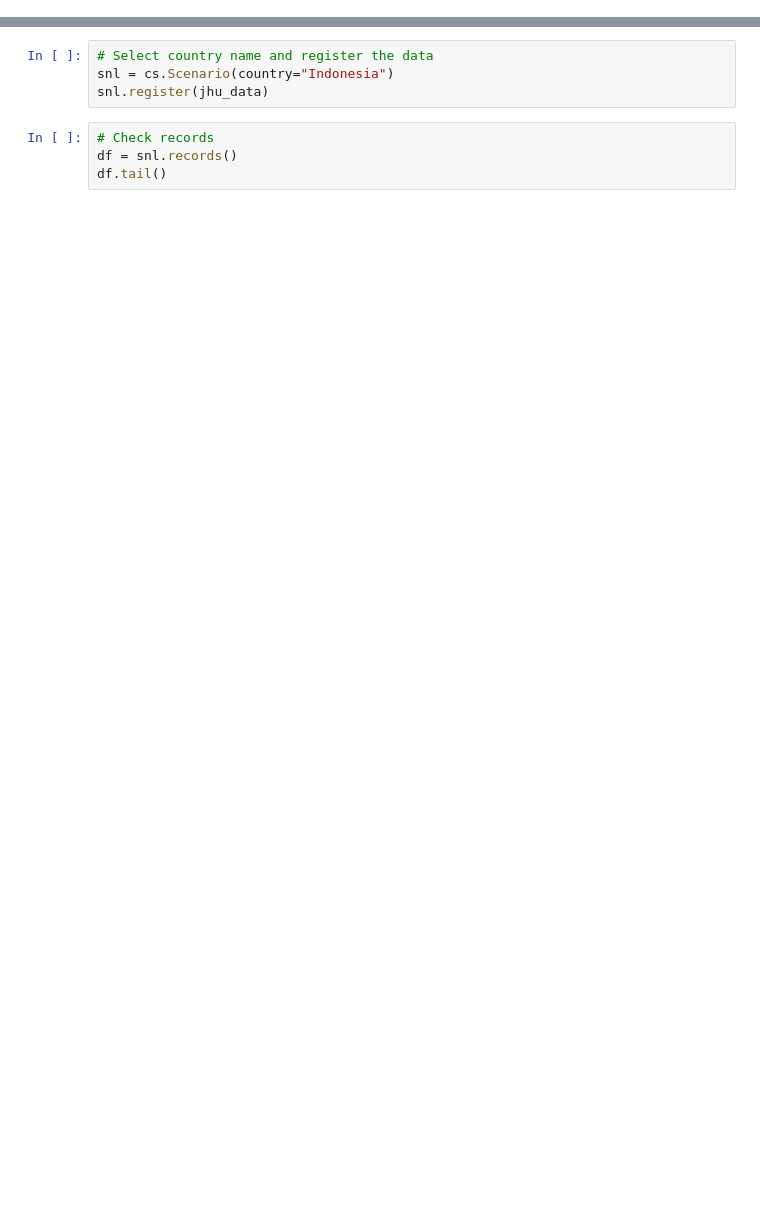
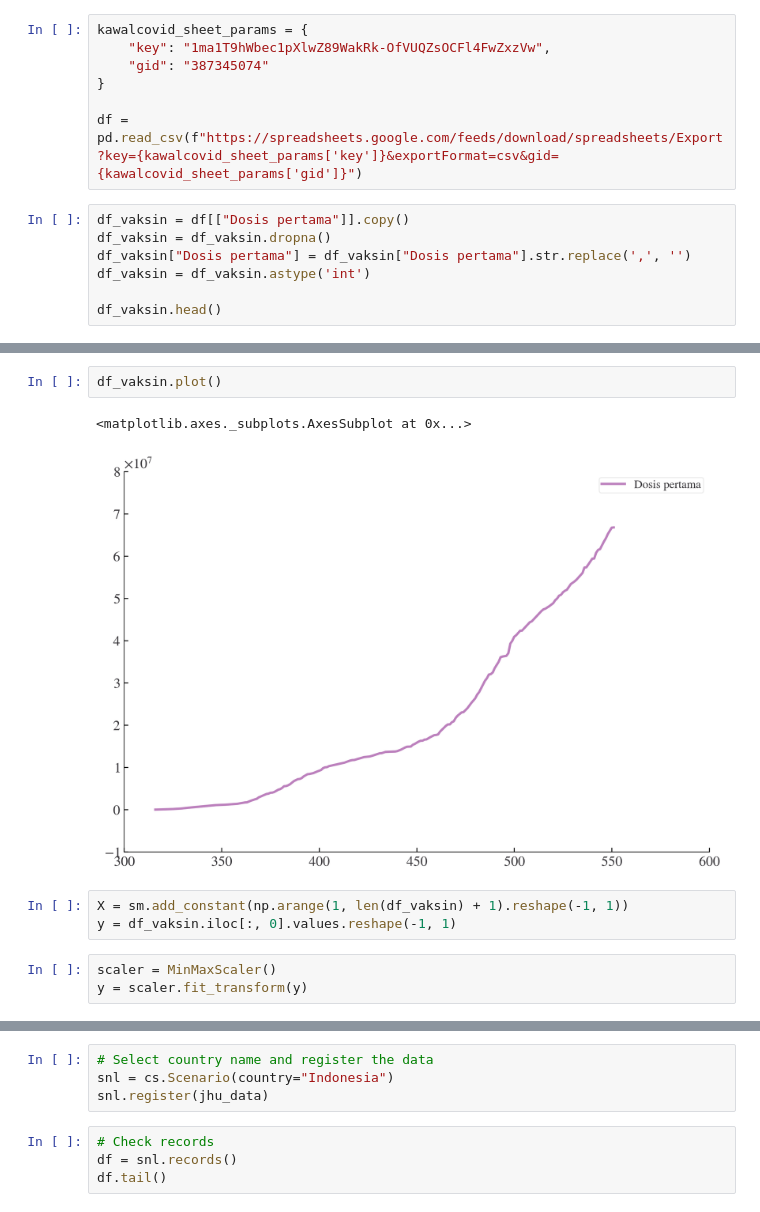
Before and after one commit to fahminlb33/datathon-ai-2021, a Jupyter notebook: sir-estimate-params.ipynb, the cells around one changed output, grey strips where cells are left out. Saved outputs shown, nothing was run; the diff lists cells and outputs as text; blank space fills up the shorter version.

```diff
--- a/sir-estimate-params.ipynb
+++ b/sir-estimate-params.ipynb
@@ -4,0 +26,14 @@ import covsirphy as cs
+# %%
+kawalcovid_sheet_params = {
+    "key": "1ma1T9hWbec1pXlwZ89WakRk-OfVUQZsOCFl4FwZxzVw",
+    "gid": "387345074"
+}
+
+df = pd.read_csv(f"https://spreadsheets.google.com/feeds/download/spreadsheets/Export?key={kawalcovid_sheet_params['key']}&exportFormat=csv&gid={kawalcovid_sheet_params['gid']}")
+# %%
+df_vaksin = df[["Dosis pertama"]].copy()
+df_vaksin = df_vaksin.dropna()
+df_vaksin["Dosis pertama"] = df_vaksin["Dosis pertama"].str.replace(',', '')
+df_vaksin = df_vaksin.astype('int')
+
+df_vaksin.head()
@@ -4,0 +47,11 @@ import covsirphy as cs
+# %%
+df_vaksin.plot()
+# %% [output]
+<matplotlib.axes._subplots.AxesSubplot at 0x...>
+[figure, added]
+# %%
+X = sm.add_constant(np.arange(1, len(df_vaksin) + 1).reshape(-1, 1))
+y = df_vaksin.iloc[:, 0].values.reshape(-1, 1)
+# %%
+scaler = MinMaxScaler()
+y = scaler.fit_transform(y)
```
Also changed, not shown: parts of 20 cells of this notebook.
